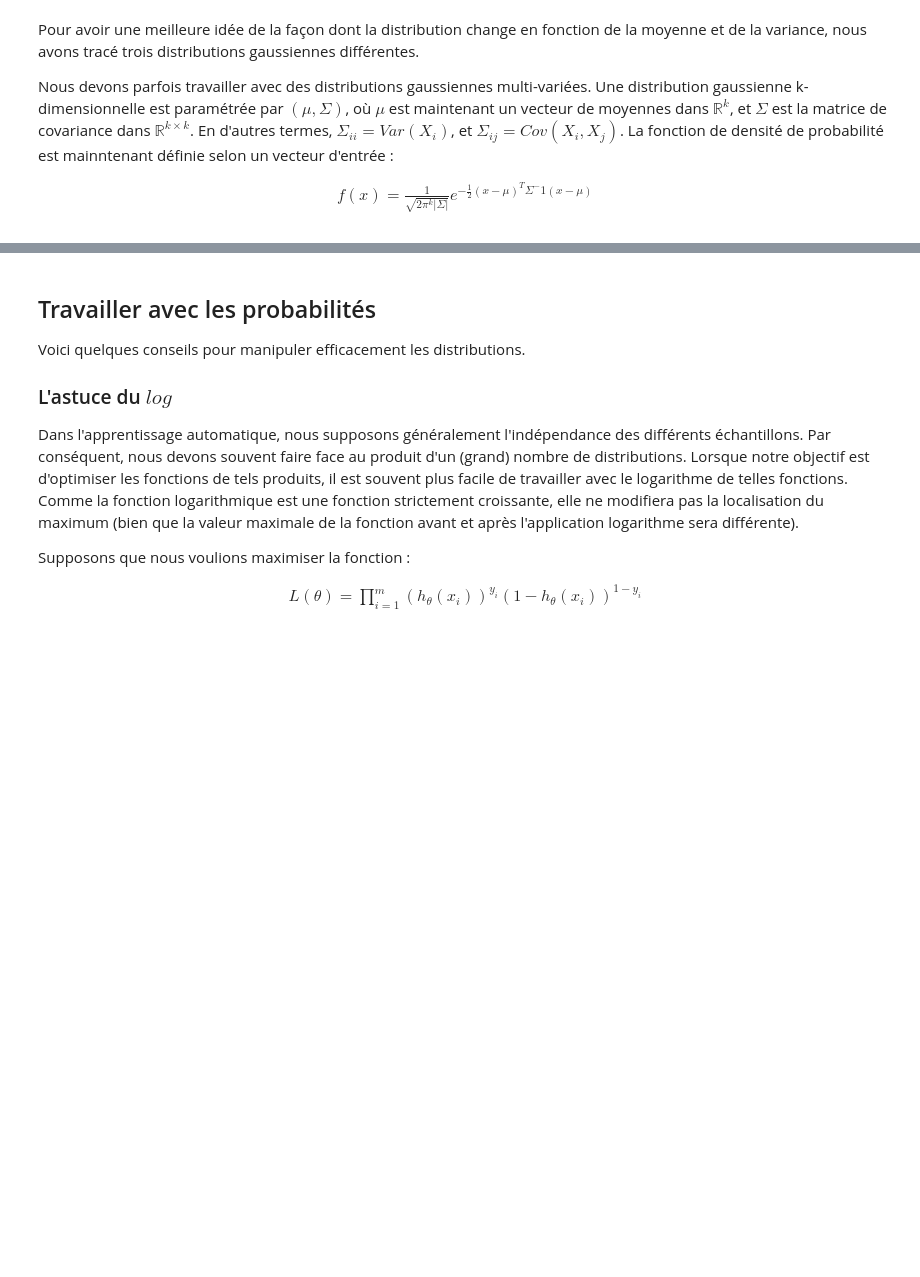
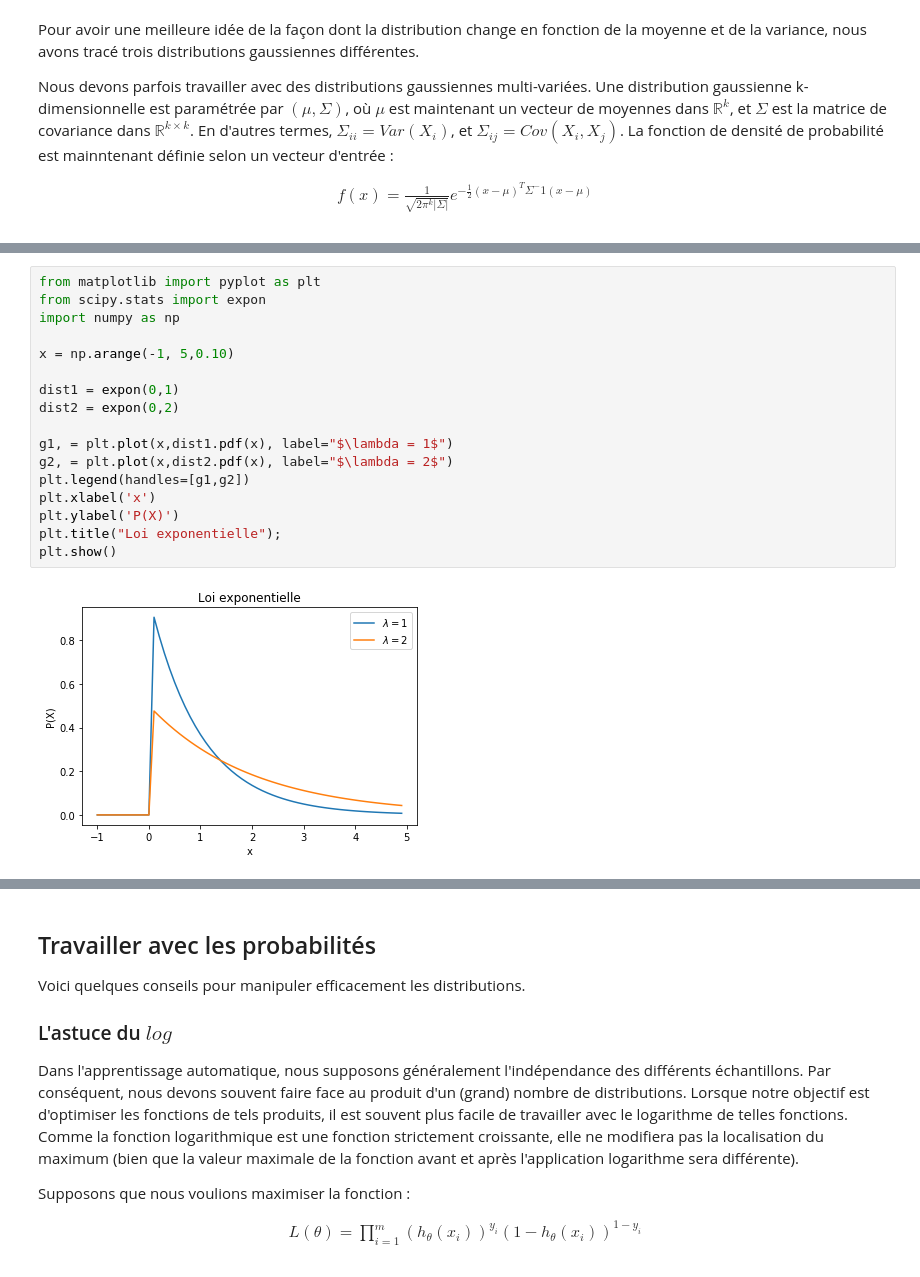
Before and after one commit to manueldeval/nn-course, a Jupyter notebook: src/Probabilites.ipynb, the cells around one changed output, grey strips where cells are left out. Saved outputs shown, nothing was run; the diff lists cells and outputs as text; blank space fills up the shorter version.

```diff
--- a/src/Probabilites.ipynb
+++ b/src/Probabilites.ipynb
@@ -483,0 +494,19 @@ f(x) = \frac{1}{\sqrt{2\pi^k |\Sigma|} } e ^ { -\frac{1}{2} (x-\mu)^T \Sigma^-1(
+# %%
+from matplotlib import pyplot as plt
+from scipy.stats import expon
+import numpy as np
+
+x = np.arange(-1, 5,0.10)
+
+dist1 = expon(0,1)
+dist2 = expon(0,2)
+
+g1, = plt.plot(x,dist1.pdf(x), label="$\lambda = 1$")
+g2, = plt.plot(x,dist2.pdf(x), label="$\lambda = 2$")
+plt.legend(handles=[g1,g2])
+plt.xlabel('x')
+plt.ylabel('P(X)')
+plt.title("Loi exponentielle");
+plt.show()
+# %% [output]
+[figure, added]
```
Also changed, not shown: parts of 12 cells of this notebook.
